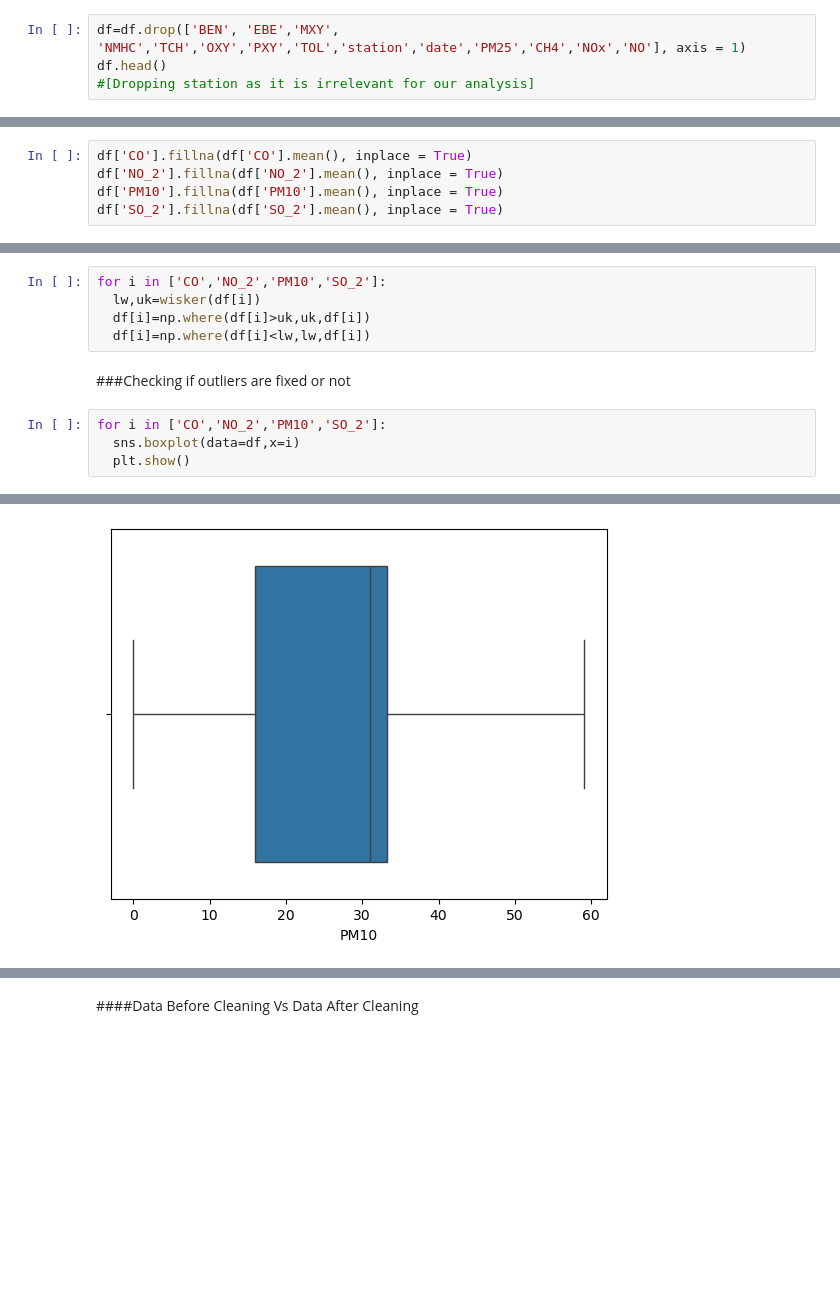
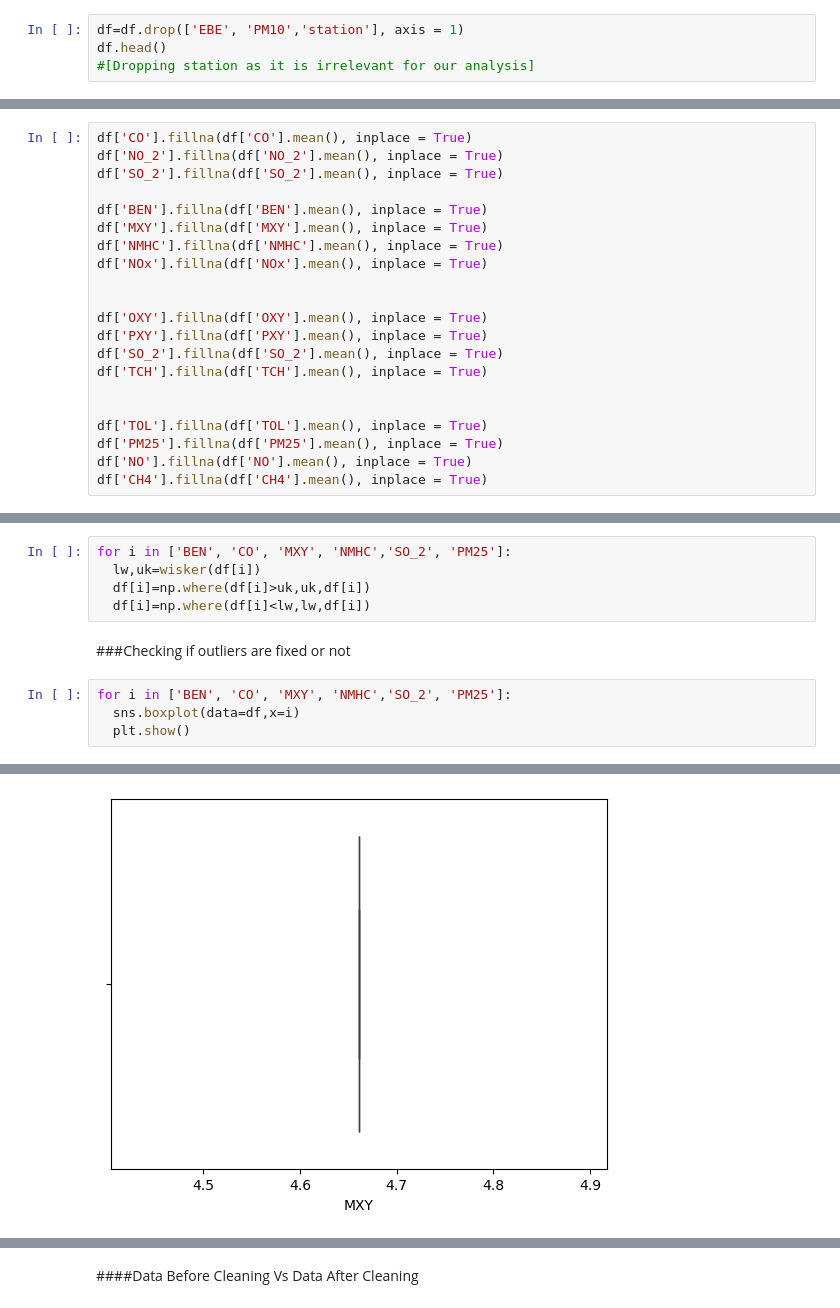
Before and after one commit to Abir784/Predictve-analysis-of-ozone-layer-using-ML, a Jupyter notebook: T2420363_Predictive Analysis of the Montreal Protocol's Impact on Ozone Layer Recovery and Skin Cancer Rates Using Machine Learning.ipynb, the cells around one changed output, grey strips where cells are left out. Cells and saved outputs as stored; diff of their text form; blank space fills up the shorter version.

```diff
--- a/T2420363_Predictive Analysis of the Montreal Protocol's Impact on Ozone Layer Recovery and Skin Cancer Rates Using Machine Learning.ipynb
+++ b/T2420363_Predictive Analysis of the Montreal Protocol's Impact on Ozone Layer Recovery and Skin Cancer Rates Using Machine Learning.ipynb
@@ -380,7 +404,7 @@ Name: date, Length: 151896, dtype: int64
 # %% [markdown]
 ###dropping these features since the missing values percentage is greater than 50% and there are no duplicate value and Garbage values in the dataset
 # %%
-df=df.drop(['BEN', 'EBE','MXY', 'NMHC','TCH','OXY','PXY','TOL','station','date','PM25','CH4','NOx','NO'], axis = 1)
+df=df.drop(['EBE', 'PM10','station'], axis = 1)
 df.head()
 #[Dropping station as it is irrelevant for our analysis]
 # %% [output]
@@ -407,10 +431,26 @@ New Shape after dropping null rows of  value:
 # %% [markdown]
 ###Imputing other NULL values using KNNI Imputer
-# %%
-df['CO'].fillna(df['CO'].mean(), inplace = True)
-df['NO_2'].fillna(df['NO_2'].mean(), inplace = True)
-df['PM10'].fillna(df['PM10'].mean(), inplace = True)
-df['SO_2'].fillna(df['SO_2'].mean(), inplace = True)
+# %%
+df['CO'].fillna(df['CO'].mean(), inplace = True)
+df['NO_2'].fillna(df['NO_2'].mean(), inplace = True)
+df['SO_2'].fillna(df['SO_2'].mean(), inplace = True)
+
+df['BEN'].fillna(df['BEN'].mean(), inplace = True)
+df['MXY'].fillna(df['MXY'].mean(), inplace = True)
+df['NMHC'].fillna(df['NMHC'].mean(), inplace = True)
+df['NOx'].fillna(df['NOx'].mean(), inplace = True)
+
+
+df['OXY'].fillna(df['OXY'].mean(), inplace = True)
+df['PXY'].fillna(df['PXY'].mean(), inplace = True)
+df['SO_2'].fillna(df['SO_2'].mean(), inplace = True)
+df['TCH'].fillna(df['TCH'].mean(), inplace = True)
+
+
+df['TOL'].fillna(df['TOL'].mean(), inplace = True)
+df['PM25'].fillna(df['PM25'].mean(), inplace = True)
+df['NO'].fillna(df['NO'].mean(), inplace = True)
+df['CH4'].fillna(df['CH4'].mean(), inplace = True)
 # %%
 print('Result After imputing:\n',df.isnull().sum())
 df.shape
@@ -439,14 +492,14 @@ Index(['CO', 'NO_2', 'O_3', 'PM10', 'SO_2'], dtype='object')
 # %% [markdown]
 ###Treating those values which have outliers
 # %%
-for i in ['CO','NO_2','PM10','SO_2']:
+for i in ['BEN', 'CO', 'MXY', 'NMHC','SO_2', 'PM25']:
   lw,uk=wisker(df[i])
   df[i]=np.where(df[i]>uk,uk,df[i])
   df[i]=np.where(df[i]<lw,lw,df[i])
 # %% [markdown]
 ###Checking if outliers are fixed or not
 # %%
-for i in ['CO','NO_2','PM10','SO_2']:
+for i in ['BEN', 'CO', 'MXY', 'NMHC','SO_2', 'PM25']:
   sns.boxplot(data=df,x=i)
   plt.show()
 # %% [output]
@@ -455 +508 @@ for i in ['CO','NO_2','PM10','SO_2']:
-[figure, old version]
+[figure, new version]
```
Also changed, not shown: parts of 26 cells of this notebook, 26 other files.
